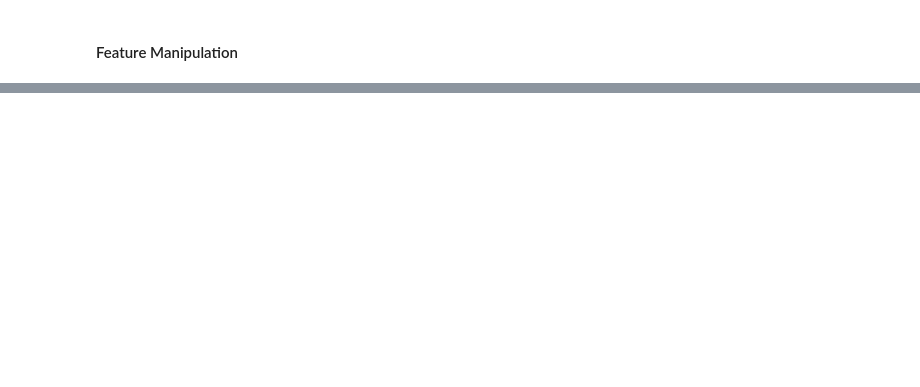
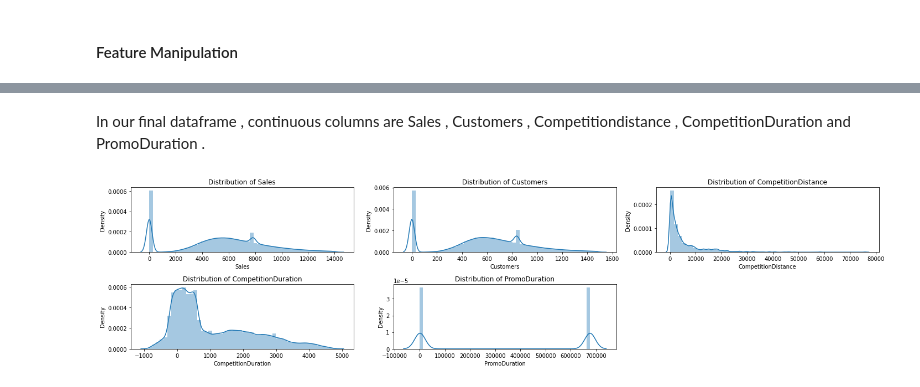
Before and after one commit to ashisaxena710/Retail-Sales-Prediction, a Jupyter notebook: Individual_Colab_Ashi_.ipynb, the cells around one changed output, grey strips where cells are left out. Cells and saved outputs as stored; diff of their text form; code cells hidden in the pictures; blank space fills up the shorter version.

```diff
--- a/Individual_Colab_Ashi_.ipynb
+++ b/Individual_Colab_Ashi_.ipynb
@@ -1047,0 +1252,5 @@ memory usage: 221.4 MB
+# %%
+# New Dataframe which will be our final dataframe
+final_df = df_new[["Sales","DayOfWeek","Customers","Promo","StateHoliday","SchoolHoliday","CompetitionDistance","StoreType_b","StoreType_c","StoreType_d","Assortment_b","Assortment_c","PromoInterval_Feb,May,Aug,Nov","PromoInterval_Mar,Jun,Sept,Dec","CompetitionDuration","PromoDuration"]]
+
+final_df.head()
@@ -1047,0 +1284,14 @@ memory usage: 221.4 MB
+# %% [markdown]
+In our final dataframe , continuous columns are Sales , Customers , Competitiondistance , CompetitionDuration and  PromoDuration .
+# %%
+# Creating a variable containg continuous columns of final dataframe
+Continuous_col=['Sales','Customers','CompetitionDistance','CompetitionDuration','PromoDuration']
+
+plt.figure(figsize=(20,5))
+for n,col in enumerate(Continuous_col):
+  plt.subplot(2,3,n+1)
+  sns.distplot(final_df[col])
+  plt.title(f'Distribution of {col}')
+  plt.tight_layout()
+# %% [output]
+[figure, added]
```
Also changed, not shown: parts of 24 cells of this notebook.
